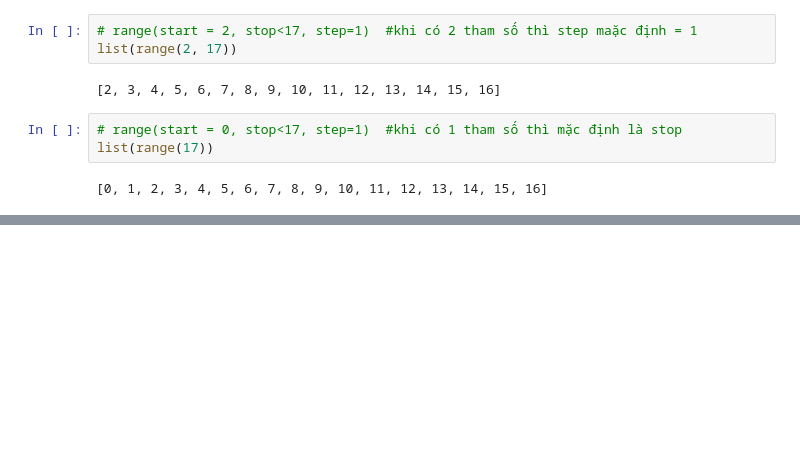
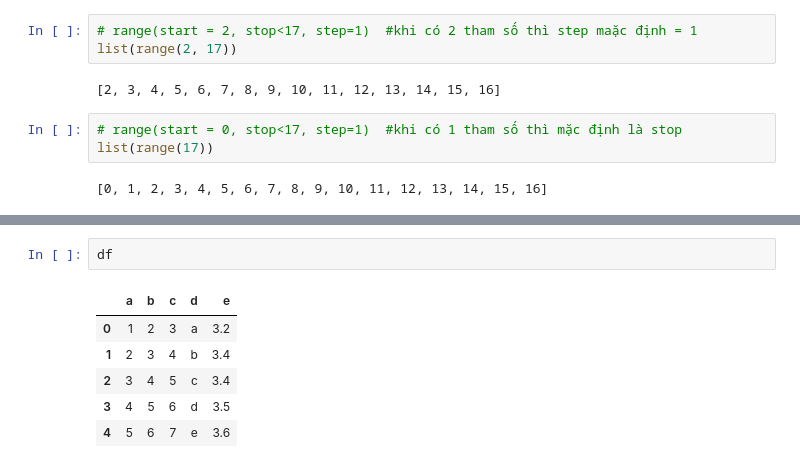
Before and after one commit to phatlt17420/Python_BA, a Jupyter notebook: c01_Toi_T6_Chieu_T7/PythonForBA.ipynb, the cells around one changed output, grey strips where cells are left out. Cells and saved outputs as stored; diff of their text form; blank space fills up the shorter version.

```diff
--- a/c01_Toi_T6_Chieu_T7/PythonForBA.ipynb
+++ b/c01_Toi_T6_Chieu_T7/PythonForBA.ipynb
@@ -318,0 +574,9 @@ new_ds
+# %%
+df
+# %% [output]
+|  | a | b | c | d | e |
+| 0 | 1 | 2 | 3 | a | 3.2 |
+| 1 | 2 | 3 | 4 | b | 3.4 |
+| 2 | 3 | 4 | 5 | c | 3.4 |
+| 3 | 4 | 5 | 6 | d | 3.5 |
+| 4 | 5 | 6 | 7 | e | 3.6 |
```
Also changed, not shown: parts of 79 cells of this notebook, 1 other file.
